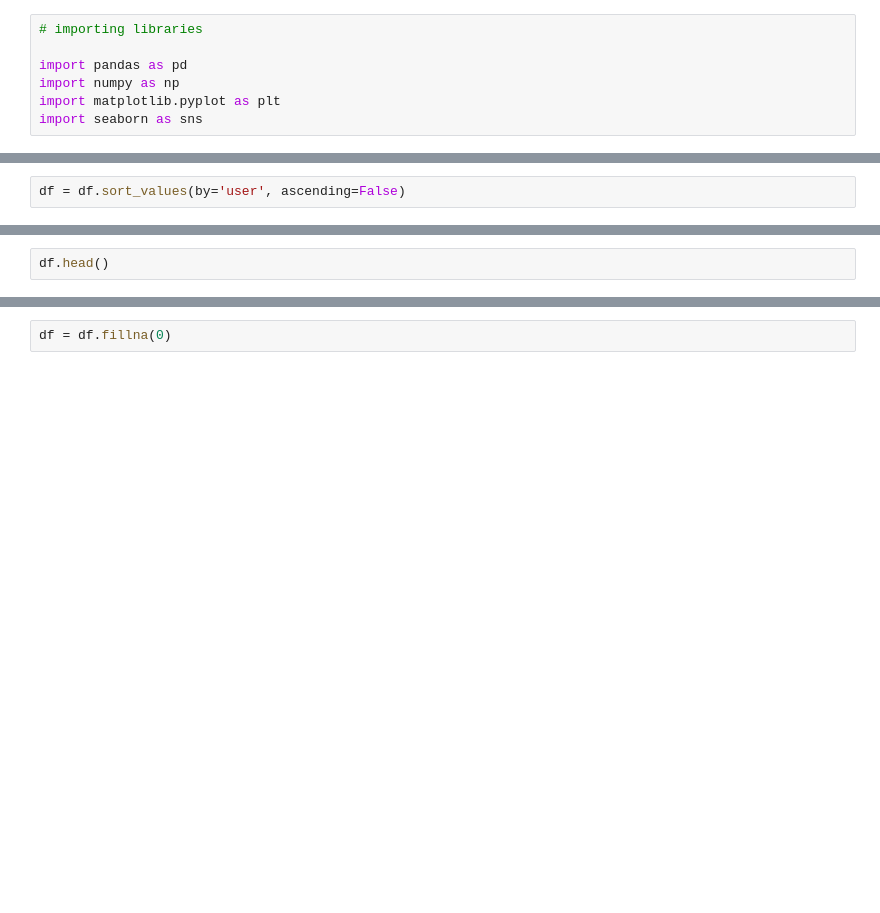
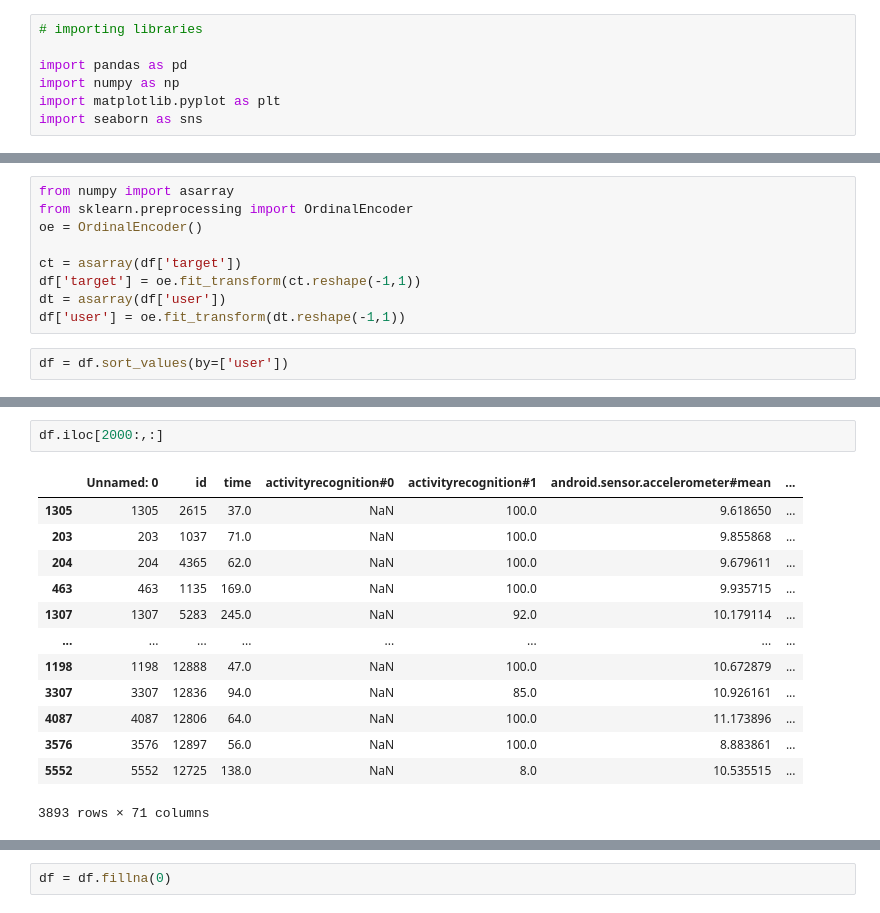
Before and after one commit to nagarjuna-de/apple_watch_tracker, a Jupyter notebook: benchmark.ipynb, the cells around one changed output, grey strips where cells are left out. Saved outputs shown, nothing was run; the diff lists cells and outputs as text; blank space fills up the shorter version.

```diff
--- a/benchmark.ipynb
+++ b/benchmark.ipynb
@@ -13,2 +27,11 @@ df.head()
+# %%
+from numpy import asarray
+from sklearn.preprocessing import OrdinalEncoder
+oe = OrdinalEncoder()
+
+ct = asarray(df['target'])
+df['target'] = oe.fit_transform(ct.reshape(-1,1))
+dt = asarray(df['user'])
+df['user'] = oe.fit_transform(dt.reshape(-1,1))
 # %%
-df = df.sort_values(by='user', ascending=False)
+df = df.sort_values(by=['user'])
@@ -19,2 +55,16 @@ df.user.value_counts()
-# %%
-df.head()
+# %%
+df.iloc[2000:,:]
+# %% [output]
+|  | Unnamed: 0 | id | time | activityrecognition#0 | activityrecognition#1 | android.sensor.accelerometer#mean | ... |
+| 1305 | 1305 | 2615 | 37.0 | NaN | 100.0 | 9.618650 | ... |
+| 203 | 203 | 1037 | 71.0 | NaN | 100.0 | 9.855868 | ... |
+| 204 | 204 | 4365 | 62.0 | NaN | 100.0 | 9.679611 | ... |
+| 463 | 463 | 1135 | 169.0 | NaN | 100.0 | 9.935715 | ... |
+| 1307 | 1307 | 5283 | 245.0 | NaN | 92.0 | 10.179114 | ... |
+| ... | ... | ... | ... | ... | ... | ... | ... |
+| 1198 | 1198 | 12888 | 47.0 | NaN | 100.0 | 10.672879 | ... |
+| 3307 | 3307 | 12836 | 94.0 | NaN | 85.0 | 10.926161 | ... |
+| 4087 | 4087 | 12806 | 64.0 | NaN | 100.0 | 11.173896 | ... |
+| 3576 | 3576 | 12897 | 56.0 | NaN | 100.0 | 8.883861 | ... |
+| 5552 | 5552 | 12725 | 138.0 | NaN | 8.0 | 10.535515 | ... |
+3893 rows × 71 columns
```
Also changed, not shown: parts of 16 cells of this notebook, 3 other files.
